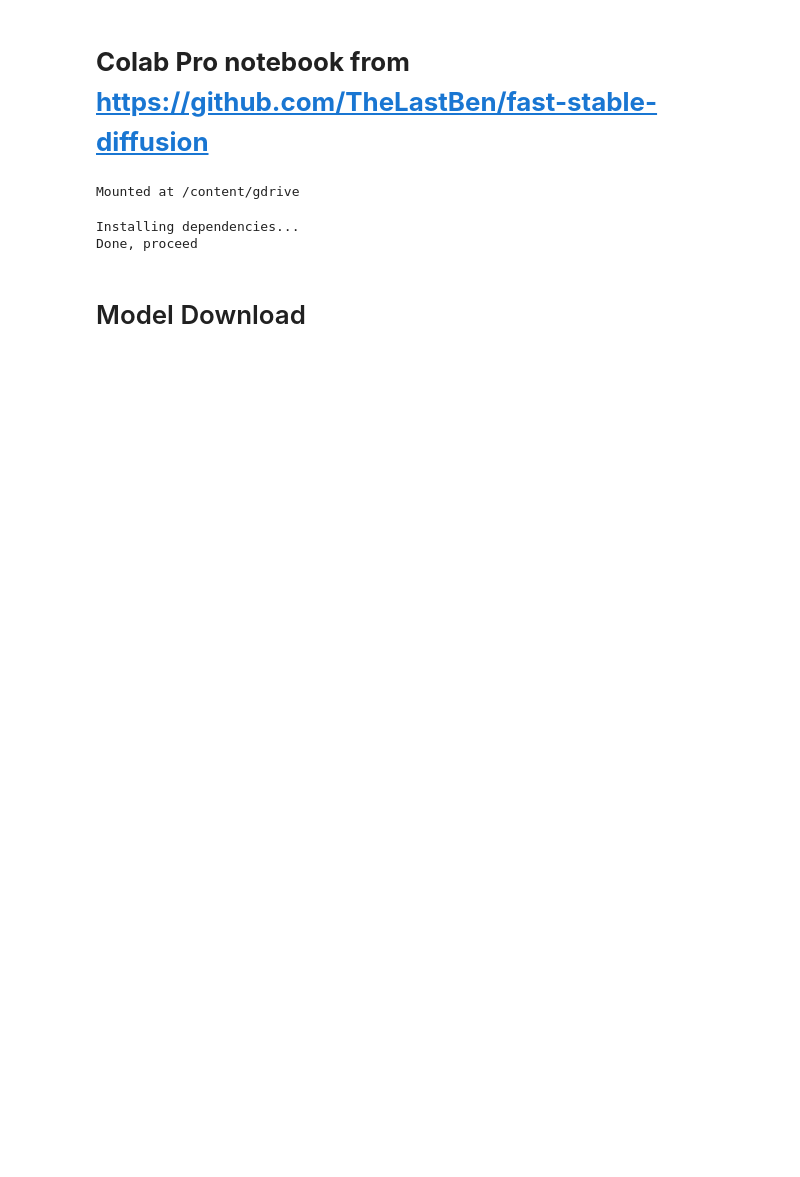
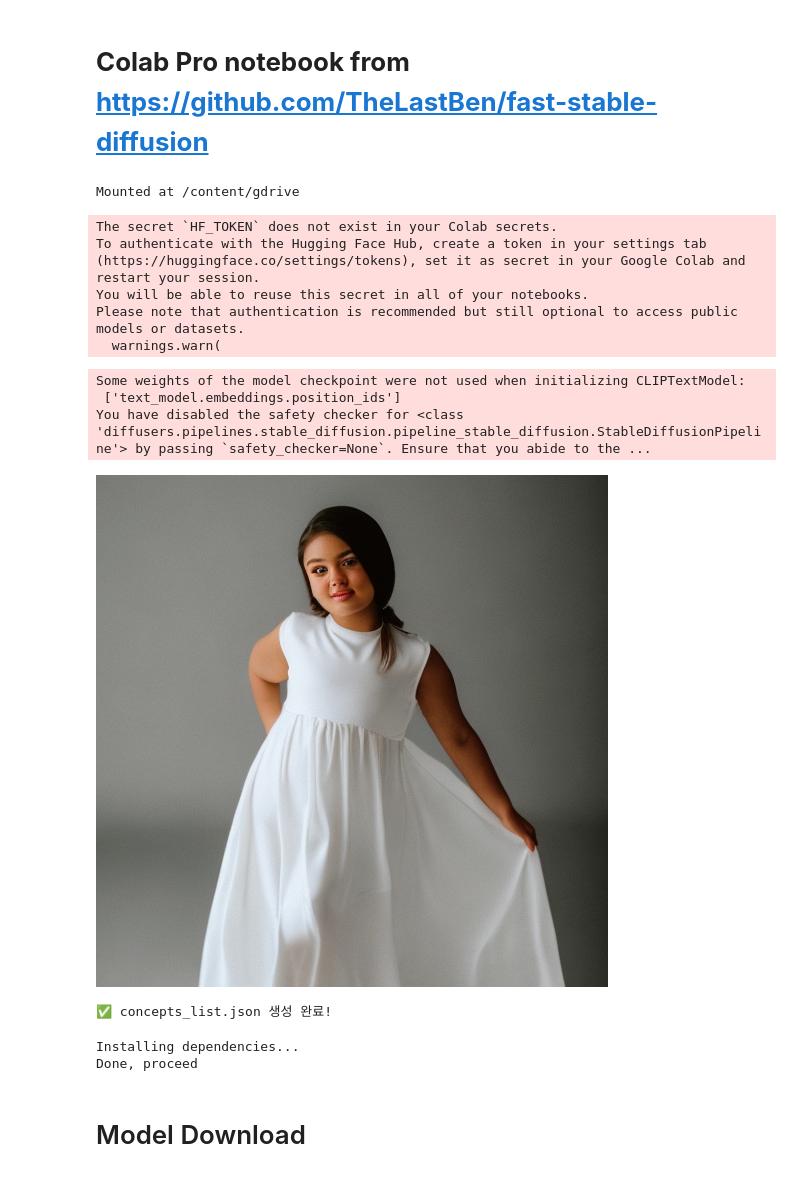
Before and after one commit to deannakim/modeling, a Jupyter notebook: fast-DreamBooth.ipynb, the cells around one changed output. Drawn from its saved outputs; the diff is of its cells as text; code cells hidden in the pictures; blank space fills up the shorter version.

Commit message:
Colab을 통해 생성됨

```diff
--- a/fast-DreamBooth.ipynb
+++ b/fast-DreamBooth.ipynb
@@ -5,6 +5,58 @@ from google.colab import drive
 drive.mount('/content/gdrive')
 # %% [output]
 Mounted at /content/gdrive
+# %%
+path_to_trained_model = "/content/gdrive/MyDrive/Fast-Dreambooth/Sessions/alya/alya.ckpt"
+# %%
+!pip install diffusers transformers accelerate safetensors --quiet
+
+from diffusers import StableDiffusionPipeline
+import torch
+from IPython.display import display
+
+# 위에서 입력한 경로 그대로 사용
+pipe = StableDiffusionPipeline.from_single_file(
+    path_to_trained_model,
+    torch_dtype=torch.float16,
+    safety_checker=None,
+).to("cuda")
+
+prompt = "photo of alya wearing a white dress, studio lighting"
+image = pipe(prompt, num_inference_steps=30).images[0]
+display(image)
+# %% [output]
+The secret `HF_TOKEN` does not exist in your Colab secrets.
+To authenticate with the Hugging Face Hub, create a token in your settings tab (https://huggingface.co/settings/tokens), set it as secret in your Google Colab and restart your session.
+You will be able to reuse this secret in all of your notebooks.
+Please note that authentication is recommended but still optional to access public models or datasets.
+  warnings.warn(
+Some weights of the model checkpoint were not used when initializing CLIPTextModel:
+ ['text_model.embeddings.position_ids']
+You have disabled the safety checker for <class 'diffusers.pipelines.stable_diffusion.pipeline_stable_diffusion.StableDiffusionPipeline'> by passing `safety_checker=None`. Ensure that you abide to the ...
+[figure, added]
+# %%
+import json, os
+
+# 설정값 입력 (token은 alya로 유지)
+concepts = [
+    {
+        "instance_prompt": "photo of alya person",   # 학습 시 사용할 프롬프트
+        "class_prompt": "photo of a person",         # 일반적인 사람 이미지와 비교 학습
+        "instance_data_dir": "/content/gdrive/MyDrive/fast-Dreambooth/Sessions/alya/instance_images",
+        "class_data_dir": "/content/gdrive/MyDrive/fast-Dreambooth/person"  # 일반 사람 이미지 (Colab에서 자동 다운로드됨)
+    }
+]
+
+# 저장 경로 폴더 생성
+os.makedirs("/content/gdrive/MyDrive/fast-Dreambooth/Sessions/alya/concept", exist_ok=True)
+
+# 파일 저장
+with open("/content/gdrive/MyDrive/fast-Dreambooth/Sessions/alya/concept/concepts_list.json", "w") as f:
+    json.dump(concepts, f, indent=4)
+
+print("✅ concepts_list.json 생성 완료!")
+# %% [output]
+✅ concepts_list.json 생성 완료!
 # %%
 #@markdown # Dependencies
 
```
Also changed, not shown: parts of 7 cells of this notebook.
